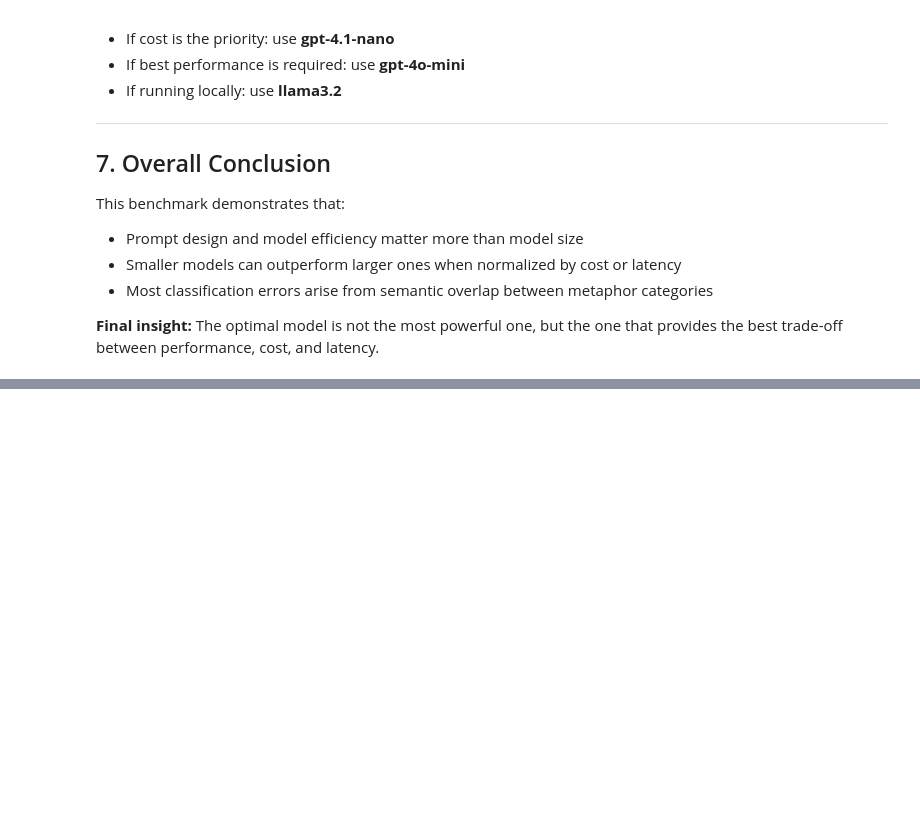
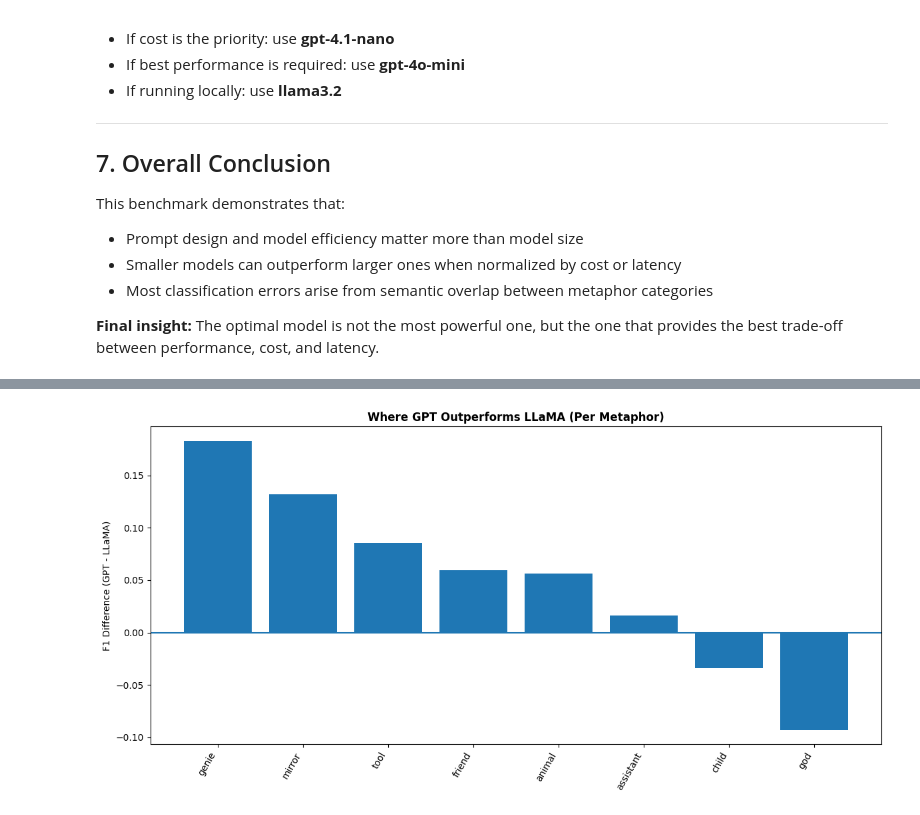
Before and after one commit to Sagnik-Chakravarty/FrameScope, a Jupyter notebook: Notebooks/01_LLM_comparison_metrics.ipynb, the cells around one changed output, grey strips where cells are left out. Drawn from its saved outputs; the diff is of its cells as text; code cells hidden in the pictures; blank space fills up the shorter version.

```diff
--- a/Notebooks/01_LLM_comparison_metrics.ipynb
+++ b/Notebooks/01_LLM_comparison_metrics.ipynb
@@ -1287,0 +1290,6 @@ This benchmark demonstrates that:
+# %%
+selected_models = ["gpt-4.1-nano", "llama3.2"]
+
+df_compare = ai_benchmark_df[
+    ai_benchmark_df["model_name"].isin(selected_models)
+].copy()
@@ -1287,0 +1378,22 @@ This benchmark demonstrates that:
+# %%
+f1_pivot["diff"] = (
+    f1_pivot["gpt-4.1-nano"] - f1_pivot["llama3.2"]
+)
+
+f1_pivot = f1_pivot.sort_values("diff", ascending=False)
+
+plt.figure(figsize=(12,6))
+
+plt.bar(f1_pivot["metaphor"], f1_pivot["diff"])
+
+plt.axhline(0)
+
+plt.xticks(rotation=60, ha="right")
+plt.ylabel("F1 Difference (GPT - LLaMA)")
+plt.title("Where GPT Outperforms LLaMA (Per Metaphor)", fontweight="bold")
+
+plt.tight_layout()
+plt.savefig(PLOT_DIR / "gpt_vs_llama_f1_difference.png", dpi=300, bbox_inches="tight")
+plt.show()
+# %% [output]
+[figure, added]
```
Also changed, not shown: parts of 7 cells of this notebook, 4 other files.
